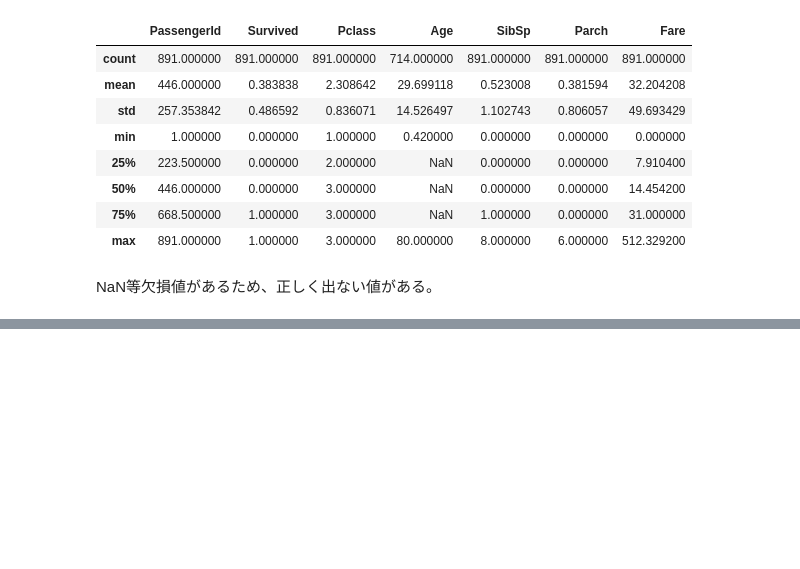
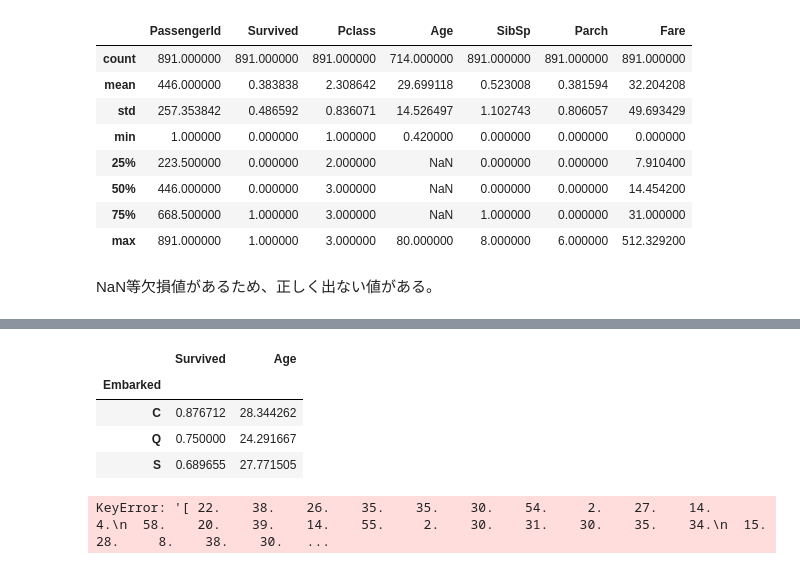
Before and after one commit to cocodrips/kaggle-titanic, a Jupyter notebook: titanic-challange.ipynb, the cells around one changed output, grey strips where cells are left out. Cells and saved outputs as stored; diff of their text form; code cells hidden in the pictures; blank space fills up the shorter version.

```diff
--- a/titanic-challange.ipynb
+++ b/titanic-challange.ipynb
@@ -114,0 +137,15 @@ p.groupby("Sex")[["Survived", "Pclass"]].mean()
+# %%
+p.query("Sex == 'female'").groupby('Embarked')[['Survived','Age']].mean()
+# %% [output]
+|  | Survived | Age |
+| Embarked |  |  |
+| C | 0.876712 | 28.344262 |
+| Q | 0.750000 | 24.291667 |
+| S | 0.689655 | 27.771505 |
+# %%
+#  NaNを平均値で埋めてみる
+# Age  = 30
+
+p[p['Age'].fillna(30.0)]
+# %% [output]
+KeyError: '[ 22.    38.    26.    35.    35.    30.    54.     2.    27.    14.     4.\n  58.    20.    39.    14.    55.     2.    30.    31.    30.    35.    34.\n  15.    28.     8.    38.    30.   ...
```
Also changed, not shown: parts of 2 cells of this notebook.
